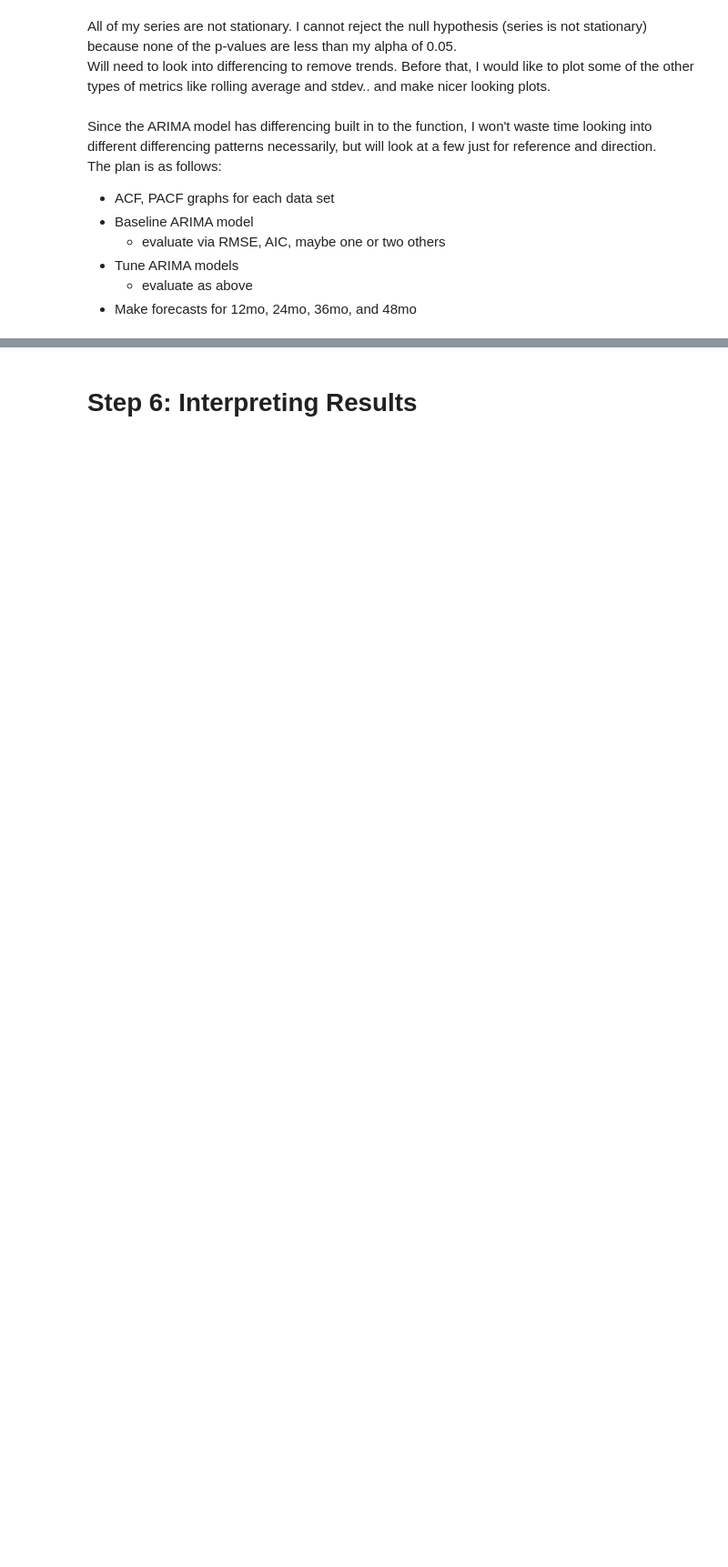
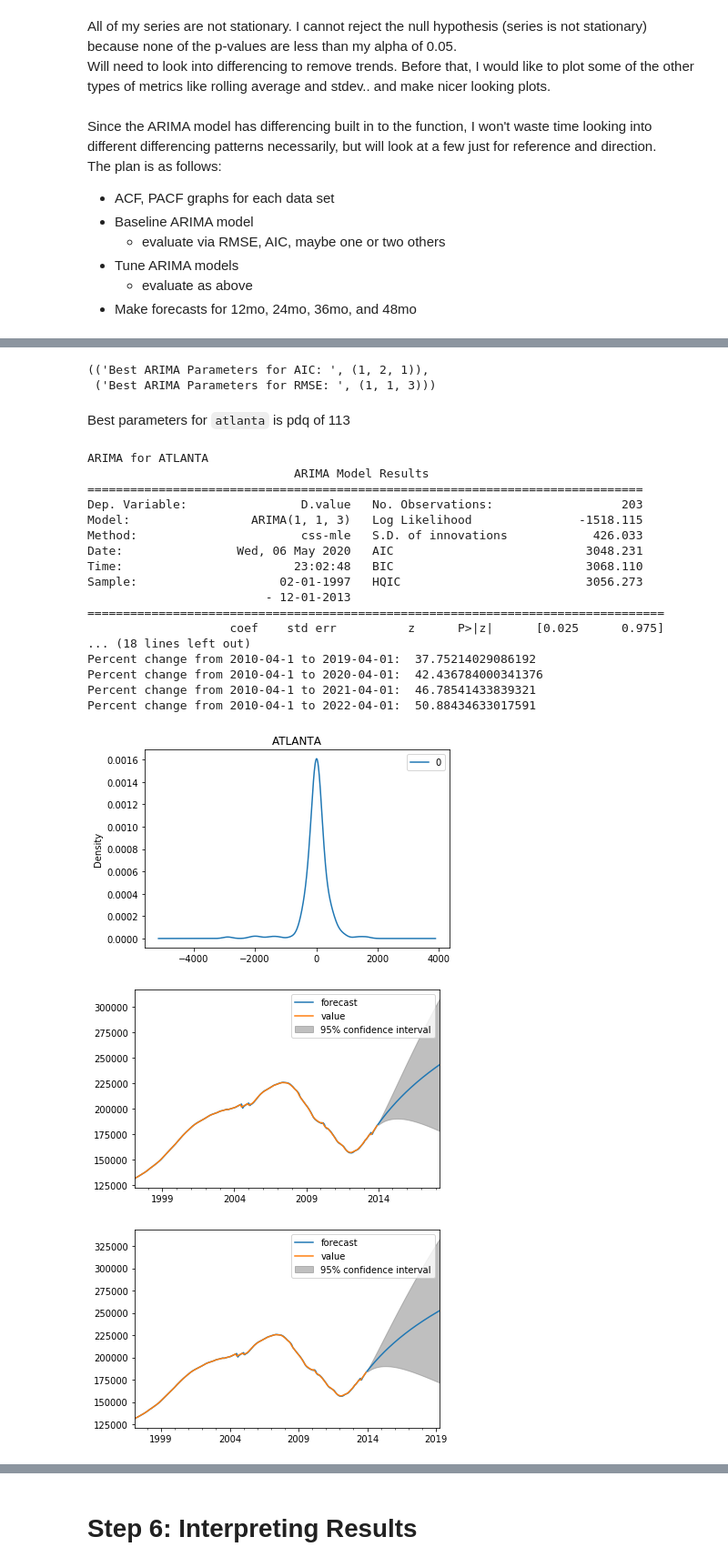
Before and after one commit to daveajstearns/mod4_project, a Jupyter notebook: starter_notebook.ipynb, the cells around one changed output, grey strips where cells are left out. Shown at 91% size. Cells and saved outputs as stored; diff of their text form; code cells hidden in the pictures; blank space fills up the shorter version.

```diff
--- a/starter_notebook.ipynb
+++ b/starter_notebook.ipynb
@@ -656,0 +664,31 @@ Freq: MS, Length: 323, dtype: float64
+# %%
+# Will search for the best pdq parameters
+arima_search(atlanta, [1], [1,2], [1,2,3])
+# %% [output]
+(('Best ARIMA Parameters for AIC: ', (1, 2, 1)),
+ ('Best ARIMA Parameters for RMSE: ', (1, 1, 3)))
+# %% [markdown]
+Best parameters for `atlanta` is pdq of 113
+# %%
+arima(atlanta, (1,1,3), 'ATLANTA')
+# %% [output]
+ARIMA for ATLANTA
+                             ARIMA Model Results
+==============================================================================
+Dep. Variable:                D.value   No. Observations:                  203
+Model:                 ARIMA(1, 1, 3)   Log Likelihood               -1518.115
+Method:                       css-mle   S.D. of innovations            426.033
+Date:                Wed, 06 May 2020   AIC                           3048.231
+Time:                        23:02:48   BIC                           3068.110
+Sample:                    02-01-1997   HQIC                          3056.273
+                         - 12-01-2013
+=================================================================================
+                    coef    std err          z      P>|z|      [0.025      0.975]
+... (18 lines left out)
+Percent change from 2010-04-1 to 2019-04-01:  37.75214029086192
+Percent change from 2010-04-1 to 2020-04-01:  42.436784000341376
+Percent change from 2010-04-1 to 2021-04-01:  46.78541433839321
+Percent change from 2010-04-1 to 2022-04-01:  50.88434633017591
+[figure, added]
+[figure, added]
+[figure, added]
```
Also changed, not shown: parts of 31 cells of this notebook.
